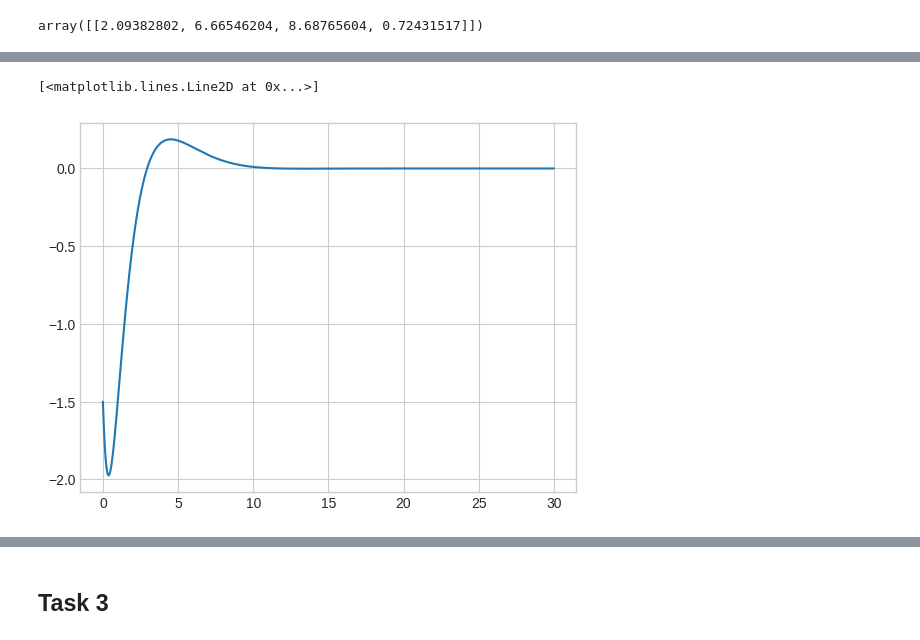
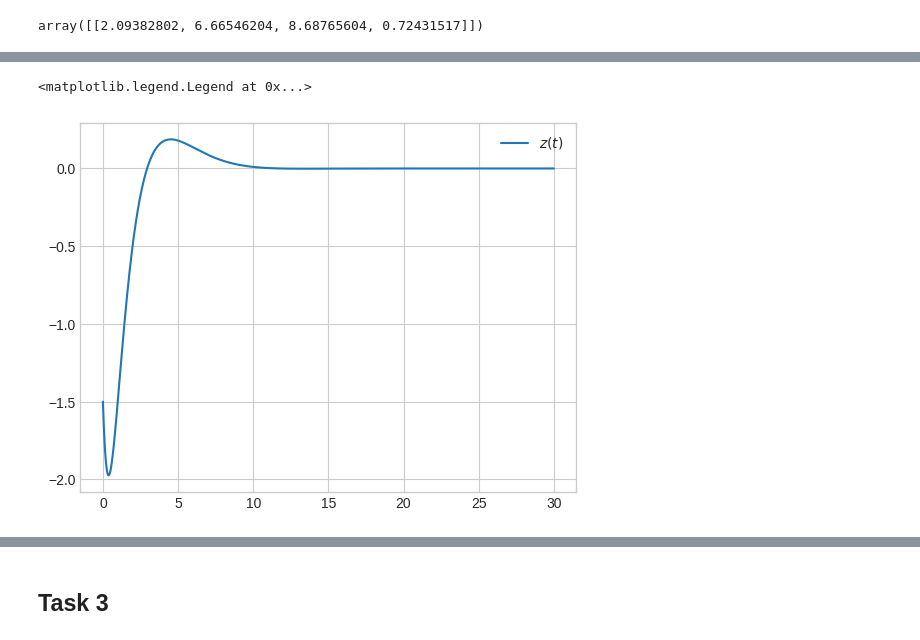
Before and after one commit to diuzhevVlad/control-theory-itmo-2023-2024, a Jupyter notebook: Lab12/Lab12.ipynb, the cells around one changed output, grey strips where cells are left out. Drawn from its saved outputs; the diff is of its cells as text; code cells hidden in the pictures.

```diff
--- a/Lab12/Lab12.ipynb
+++ b/Lab12/Lab12.ipynb
@@ -187,5 +221,6 @@ out_2 = ctrl.forced_response(sys_2,T=time_2,U=w_2)
 # %%
-plt.plot(time_2, out_2.outputs[0])
+plt.plot(time_2, out_2.outputs[0],label="$z(t)$")
+plt.legend()
 # %% [output]
-[<matplotlib.lines.Line2D at 0x...>]
+<matplotlib.legend.Legend at 0x...>
-[figure, old version]
+[figure, new version]
```
Also changed, not shown: parts of 21 cells of this notebook.
